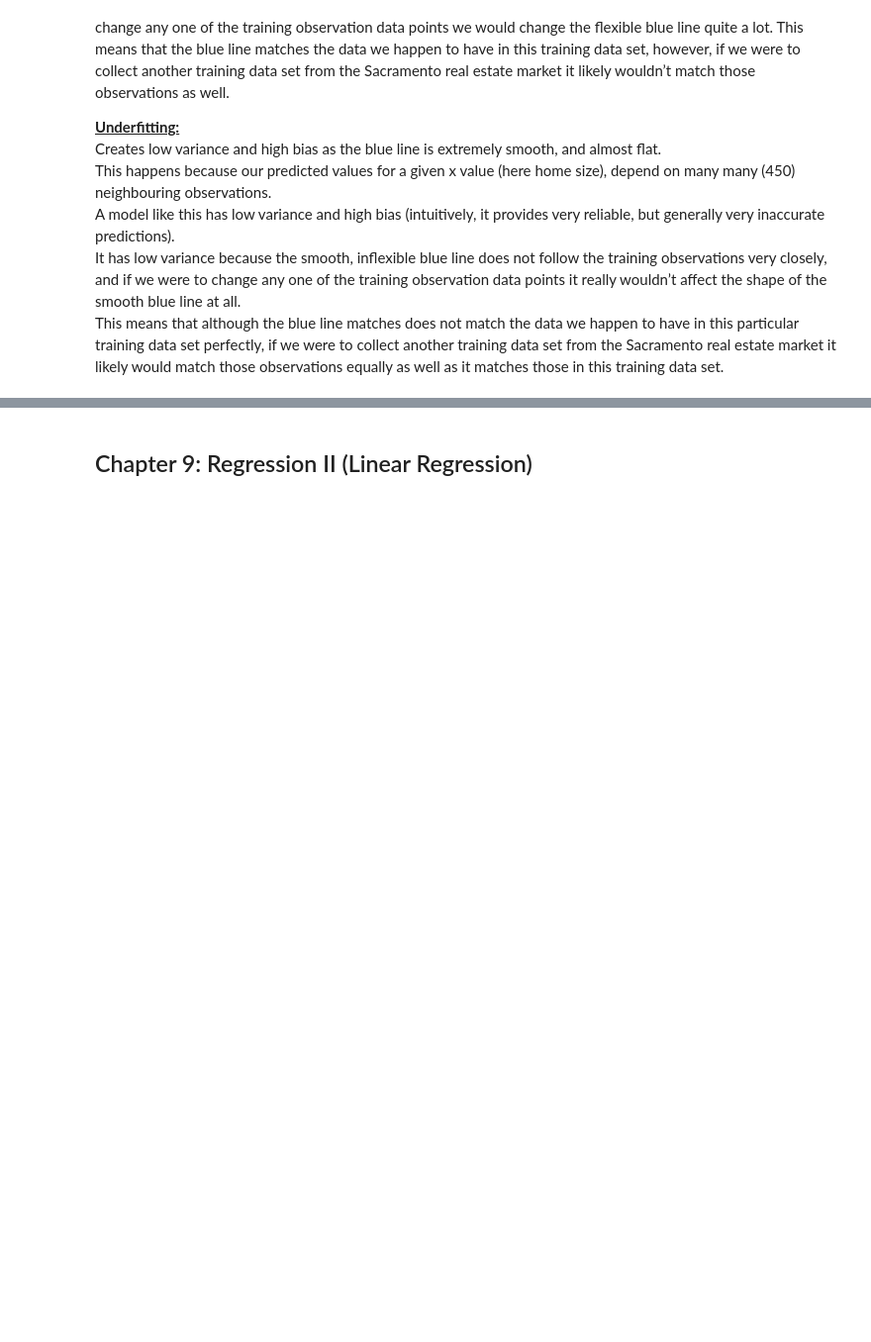
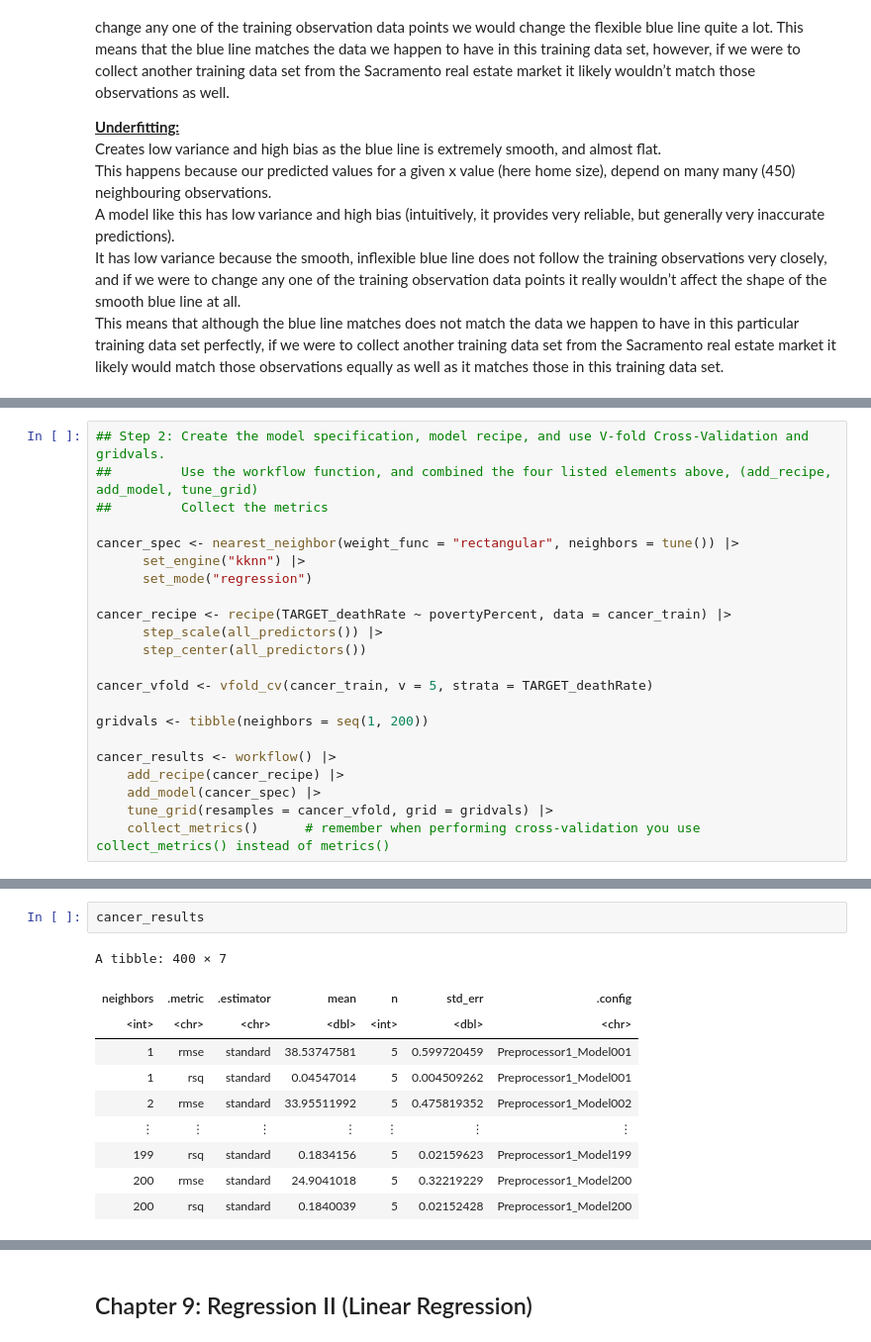
Before and after one commit to omertahi/DSCI100_Review_Session, a Jupyter notebook: Review Session 2.ipynb, the cells around one changed output, grey strips where cells are left out. Shown at 99% size. Drawn from its saved outputs; the diff is of its cells as text; blank space fills up the shorter version.

```diff
--- a/Review Session 2.ipynb
+++ b/Review Session 2.ipynb
@@ -820,0 +868,22 @@ This means that although the blue line matches does not match the data we happen
+# %%
+## Step 2: Create the model specification, model recipe, and use V-fold Cross-Validation and gridvals.
+##         Use the workflow function, and combined the four listed elements above, (add_recipe, add_model, tune_grid)
+##         Collect the metrics
+
+cancer_spec <- nearest_neighbor(weight_func = "rectangular", neighbors = tune()) |>
+      set_engine("kknn") |>
+      set_mode("regression")
+
+cancer_recipe <- recipe(TARGET_deathRate ~ povertyPercent, data = cancer_train) |>
+      step_scale(all_predictors()) |>
+      step_center(all_predictors())
+
+cancer_vfold <- vfold_cv(cancer_train, v = 5, strata = TARGET_deathRate)
+
+gridvals <- tibble(neighbors = seq(1, 200))
+
+cancer_results <- workflow() |>
+    add_recipe(cancer_recipe) |>
+    add_model(cancer_spec) |>
+    tune_grid(resamples = cancer_vfold, grid = gridvals) |>
+    collect_metrics()      # remember when performing cross-validation you use collect_metrics() instead of metrics()
@@ -820,0 +893,13 @@ This means that although the blue line matches does not match the data we happen
+# %%
+cancer_results
+# %% [output]
+A tibble: 400 × 7
+| neighbors | .metric | .estimator | mean | n | std_err | .config |
+| <int> | <chr> | <chr> | <dbl> | <int> | <dbl> | <chr> |
+| 1 | rmse | standard | 38.53747581 | 5 | 0.599720459 | Preprocessor1_Model001 |
+| 1 | rsq | standard | 0.04547014 | 5 | 0.004509262 | Preprocessor1_Model001 |
+| 2 | rmse | standard | 33.95511992 | 5 | 0.475819352 | Preprocessor1_Model002 |
+| ⋮ | ⋮ | ⋮ | ⋮ | ⋮ | ⋮ | ⋮ |
+| 199 | rsq | standard | 0.1834156 | 5 | 0.02159623 | Preprocessor1_Model199 |
+| 200 | rmse | standard | 24.9041018 | 5 | 0.32219229 | Preprocessor1_Model200 |
+| 200 | rsq | standard | 0.1840039 | 5 | 0.02152428 | Preprocessor1_Model200 |
```
Also changed, not shown: parts of 23 cells of this notebook.
